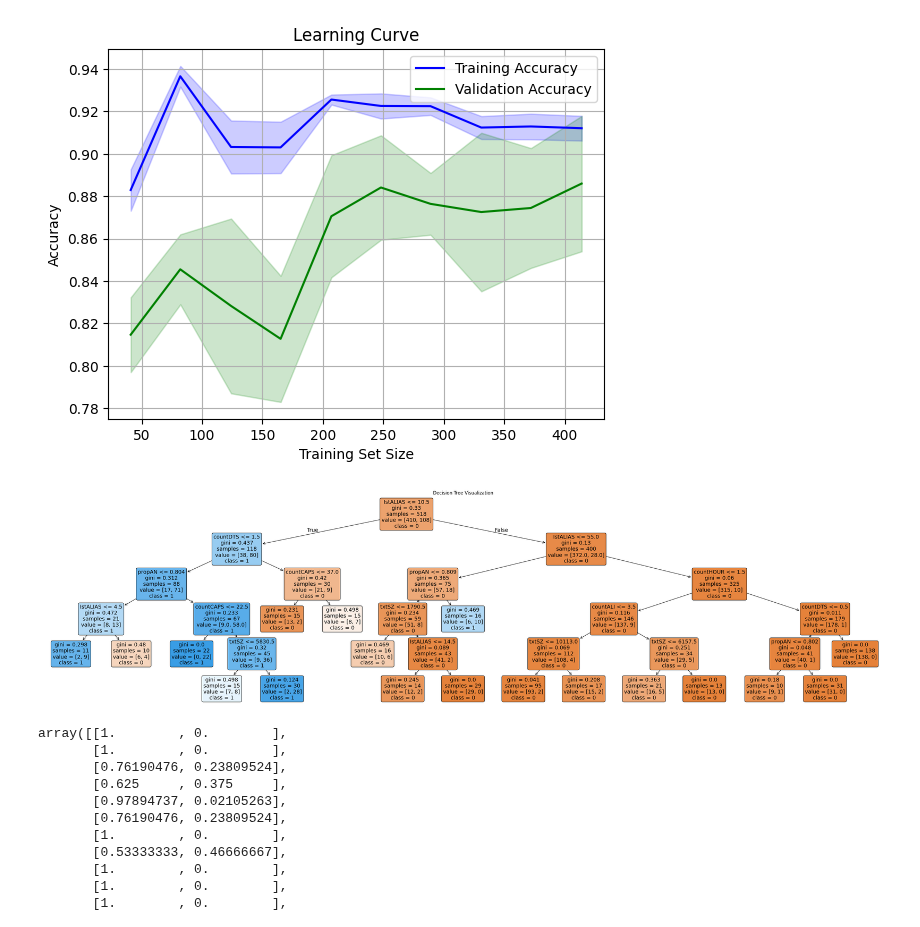
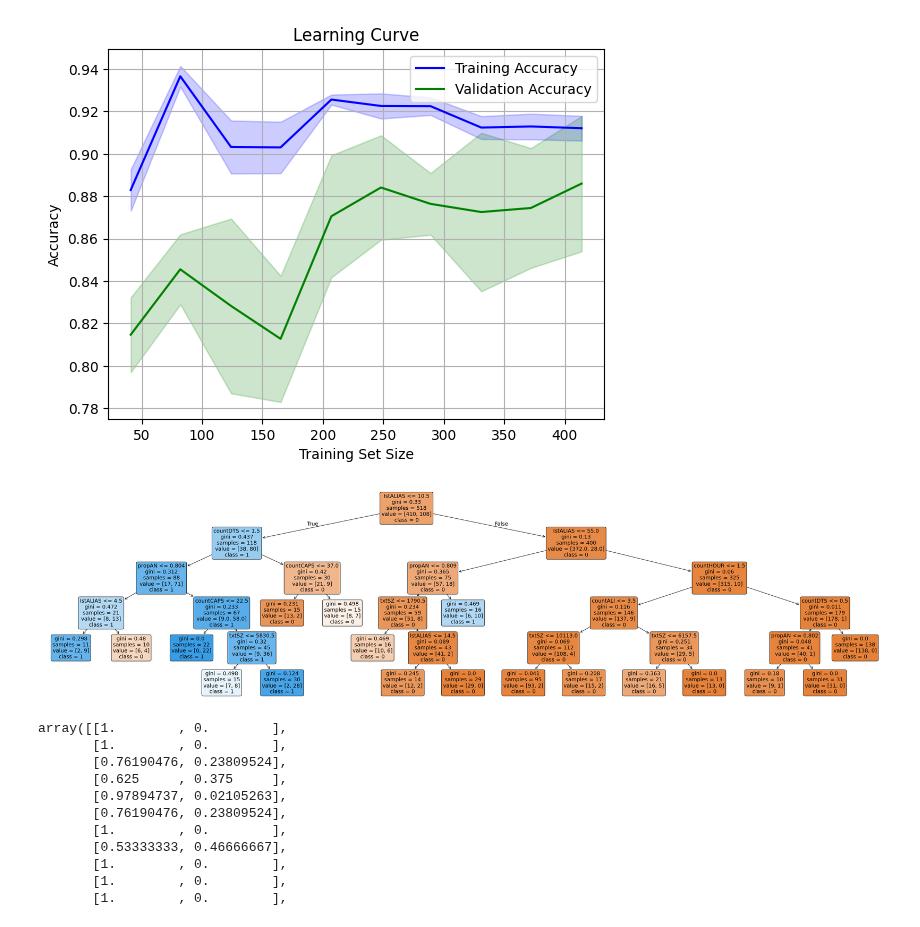
Before and after one commit to Hugoverissimo21/InfoMosaic, a Jupyter notebook: dtree.ipynb, the cells around one changed output. Drawn from its saved outputs; the diff is of its cells as text; code cells hidden in the pictures.

```diff
--- a/dtree.ipynb
+++ b/dtree.ipynb
@@ -301,10 +305,14 @@ plt.show()
 # %%
 plt.figure(figsize=(40, 10))
 plot_tree(clf, filled=True, feature_names=X_train.columns, class_names=['0', '1'], rounded=True, fontsize=14)
-plt.title('Decision Tree Visualization')
+#'Decision Tree Visualization'
+#plt.gcf().patch.set_alpha(0)
+#plt.savefig('decision_tree.png', transparent=True, bbox_inches='tight', pad_inches=0.1)
+#plt.savefig('decision_tree.svg', transparent=True, bbox_inches='tight', pad_inches=0.1)
+
 plt.show()
 # %% [output]
-[figure, old version]
+[figure, new version]
 # %%
 # Assuming clf is your fitted DecisionTreeClassifier
 # and X_test is your test dataset
```
Also changed, not shown: parts of 2 cells of this notebook, 35 other files.
